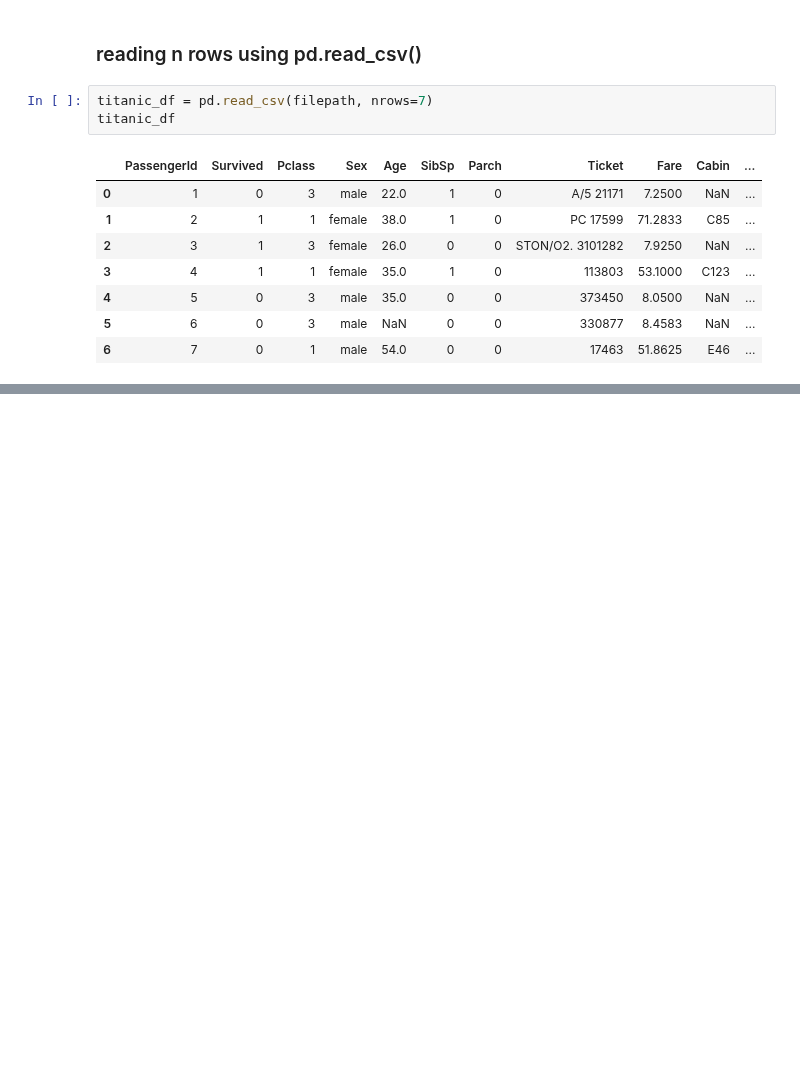
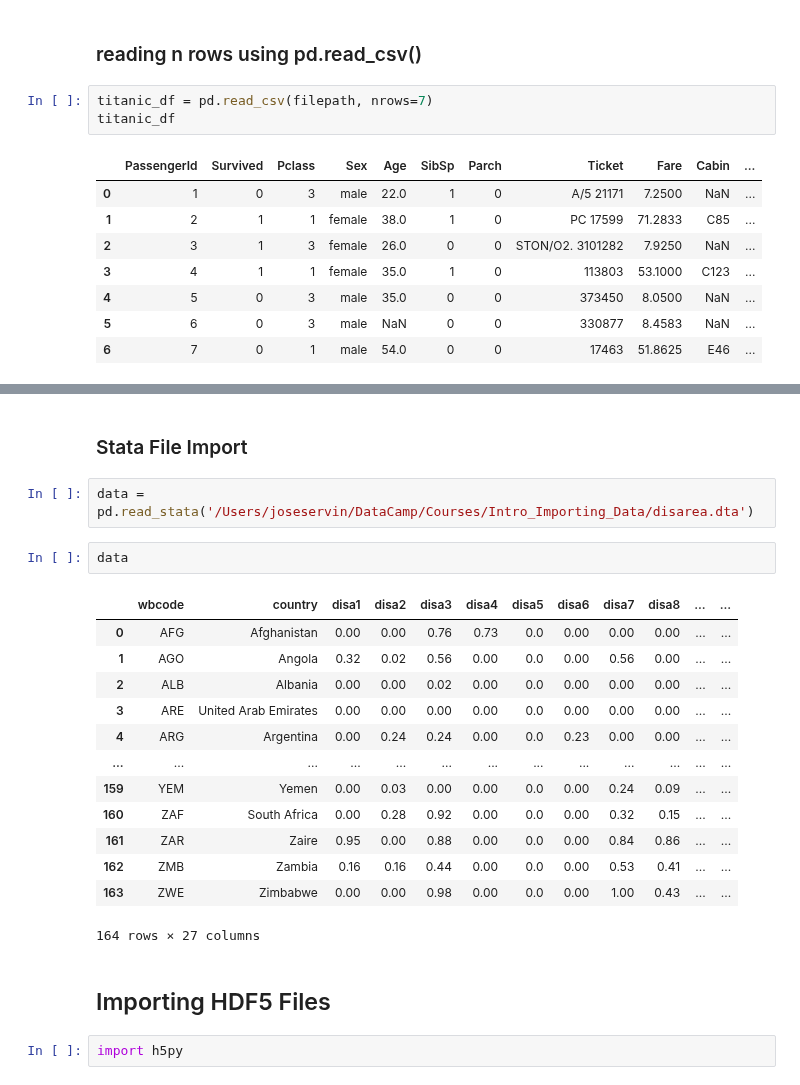
Before and after one commit to Jose-Servin/DataCamp, a Jupyter notebook: Courses/Intro_Importing_Data/Importing_Data.ipynb, the cells around one changed output, grey strips where cells are left out. Cells and saved outputs as stored; diff of their text form; blank space fills up the shorter version.

Commit message:
added new notes on importing various file types such as MATLAB, SAS, Stata and Excel files

```diff
--- a/Courses/Intro_Importing_Data/Importing_Data.ipynb
+++ b/Courses/Intro_Importing_Data/Importing_Data.ipynb
@@ -241,0 +316,24 @@ titanic_df
+# %% [markdown]
+### Stata File Import
+# %%
+data = pd.read_stata('/Users/joseservin/DataCamp/Courses/Intro_Importing_Data/disarea.dta')
+# %%
+data
+# %% [output]
+|  | wbcode | country | disa1 | disa2 | disa3 | disa4 | disa5 | disa6 | disa7 | disa8 | ... | ... |
+| 0 | AFG | Afghanistan | 0.00 | 0.00 | 0.76 | 0.73 | 0.0 | 0.00 | 0.00 | 0.00 | ... | ... |
+| 1 | AGO | Angola | 0.32 | 0.02 | 0.56 | 0.00 | 0.0 | 0.00 | 0.56 | 0.00 | ... | ... |
+| 2 | ALB | Albania | 0.00 | 0.00 | 0.02 | 0.00 | 0.0 | 0.00 | 0.00 | 0.00 | ... | ... |
+| 3 | ARE | United Arab Emirates | 0.00 | 0.00 | 0.00 | 0.00 | 0.0 | 0.00 | 0.00 | 0.00 | ... | ... |
+| 4 | ARG | Argentina | 0.00 | 0.24 | 0.24 | 0.00 | 0.0 | 0.23 | 0.00 | 0.00 | ... | ... |
+| ... | ... | ... | ... | ... | ... | ... | ... | ... | ... | ... | ... | ... |
+| 159 | YEM | Yemen | 0.00 | 0.03 | 0.00 | 0.00 | 0.0 | 0.00 | 0.24 | 0.09 | ... | ... |
+| 160 | ZAF | South Africa | 0.00 | 0.28 | 0.92 | 0.00 | 0.0 | 0.00 | 0.32 | 0.15 | ... | ... |
+| 161 | ZAR | Zaire | 0.95 | 0.00 | 0.88 | 0.00 | 0.0 | 0.00 | 0.84 | 0.86 | ... | ... |
+| 162 | ZMB | Zambia | 0.16 | 0.16 | 0.44 | 0.00 | 0.0 | 0.00 | 0.53 | 0.41 | ... | ... |
+| 163 | ZWE | Zimbabwe | 0.00 | 0.00 | 0.98 | 0.00 | 0.0 | 0.00 | 1.00 | 0.43 | ... | ... |
+164 rows × 27 columns
+# %% [markdown]
+## Importing HDF5 Files
+# %%
+import h5py
```
Also changed, not shown: parts of 25 cells of this notebook, 5 other files.
